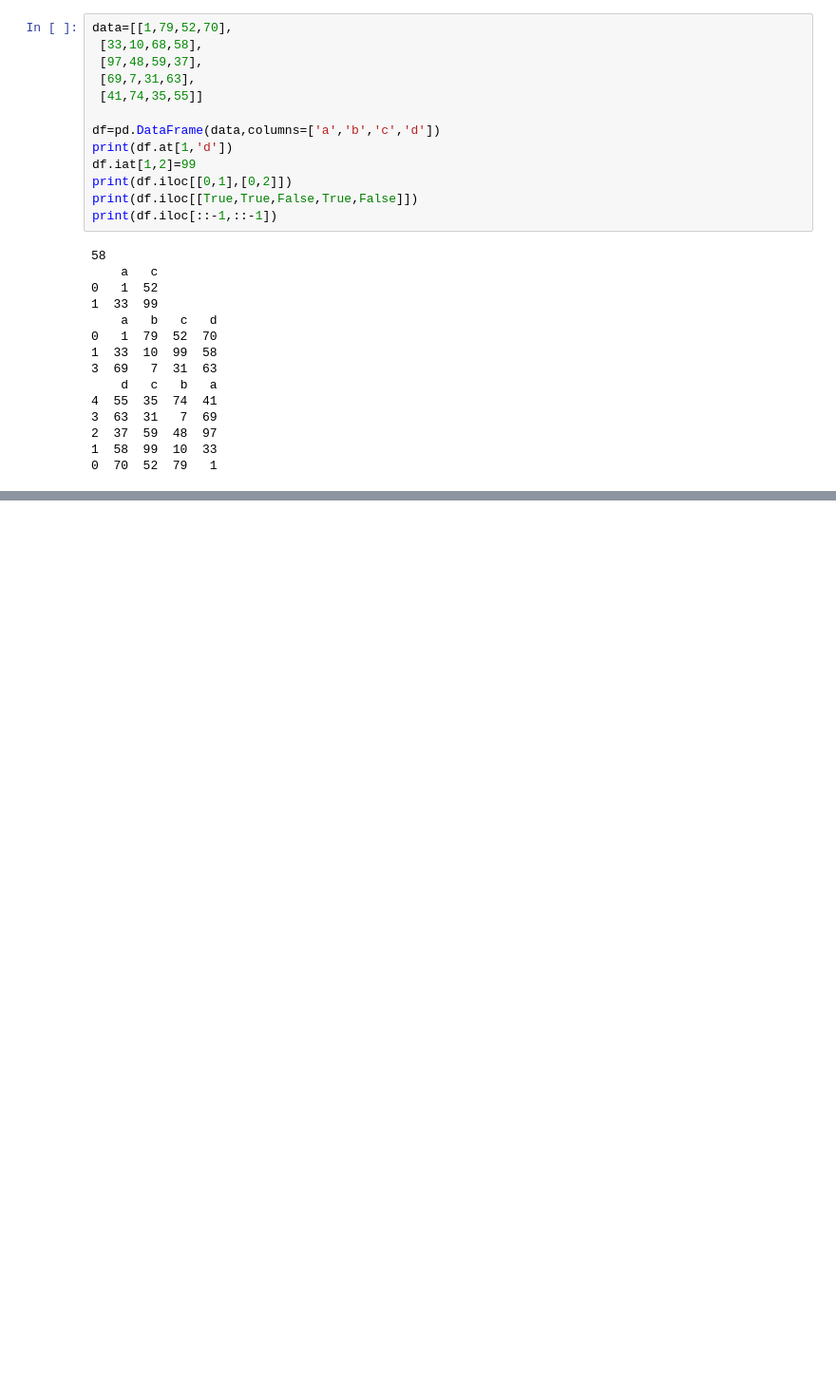
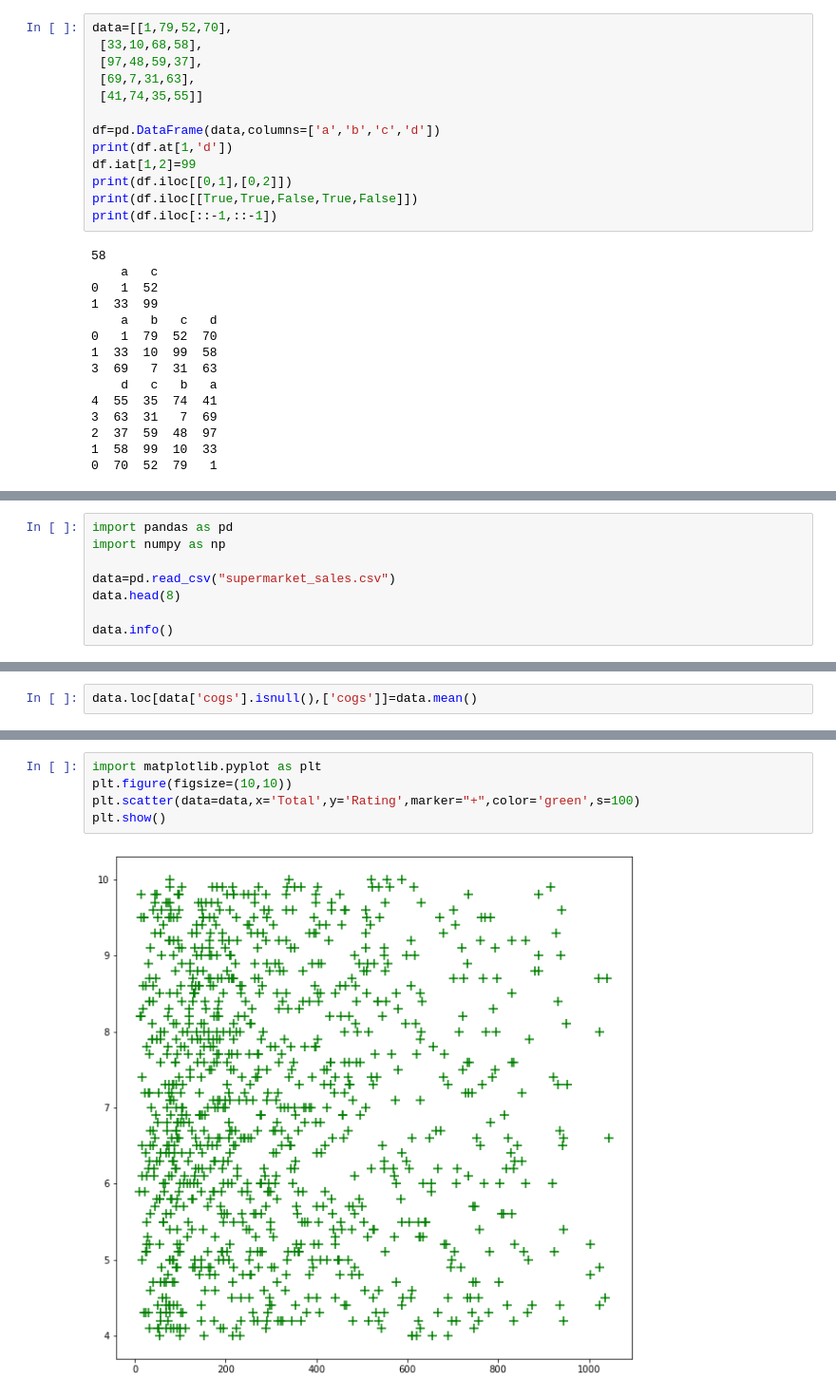
Before and after one commit to dhruv-4604/Python_DailyLec, a Jupyter notebook: SEM 4/PY/T1.ipynb, the cells around one changed output, grey strips where cells are left out. Shown at 95% size. Cells and saved outputs as stored; diff of their text form; blank space fills up the shorter version.

```diff
--- a/SEM 4/PY/T1.ipynb
+++ b/SEM 4/PY/T1.ipynb
@@ -116,0 +625,8 @@ Name: max_speed, dtype: int64
+# %%
+import pandas as pd
+import numpy as np
+
+data=pd.read_csv("supermarket_sales.csv")
+data.head(8)
+
+data.info()
@@ -116,0 +651,2 @@ Name: max_speed, dtype: int64
+# %%
+data.loc[data['cogs'].isnull(),['cogs']]=data.mean()
@@ -116,0 +689,7 @@ Name: max_speed, dtype: int64
+# %%
+import matplotlib.pyplot as plt
+plt.figure(figsize=(10,10))
+plt.scatter(data=data,x='Total',y='Rating',marker="+",color='green',s=100)
+plt.show()
+# %% [output]
+[figure, added]
```
Also changed, not shown: parts of 54 cells of this notebook, 9 other files.
